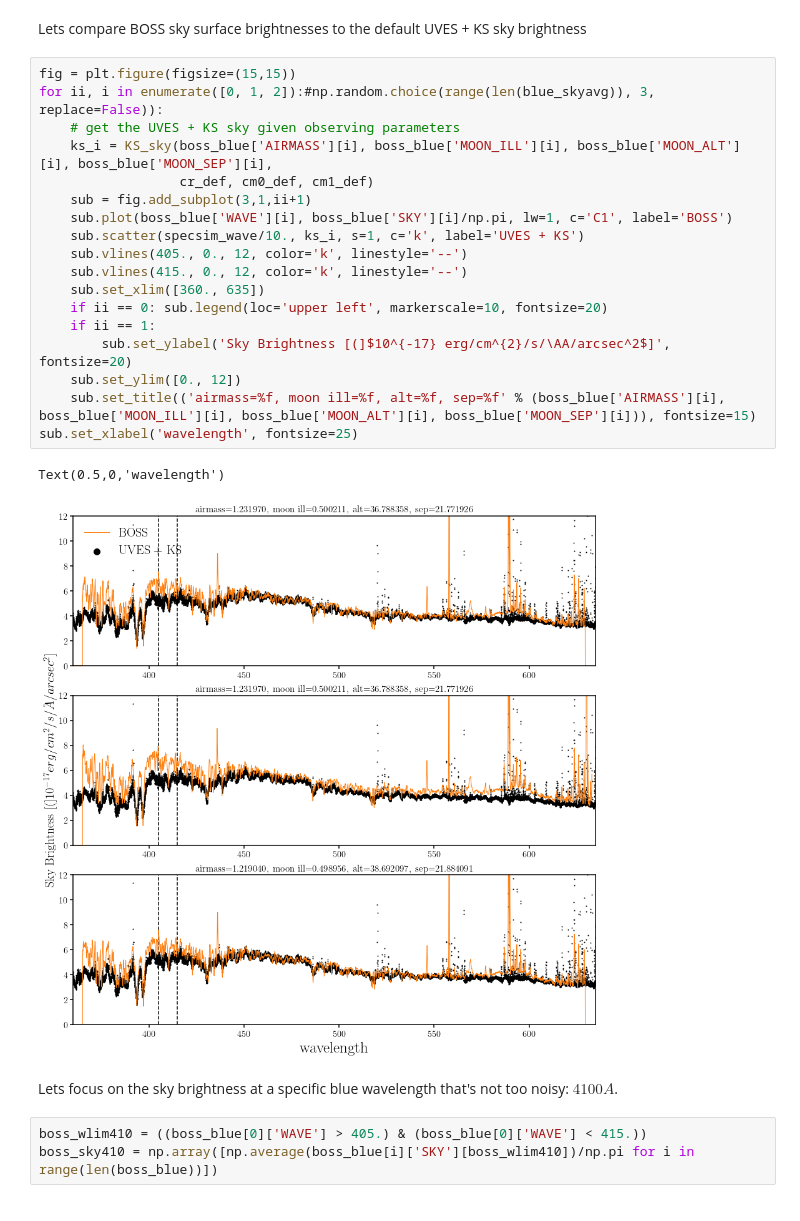
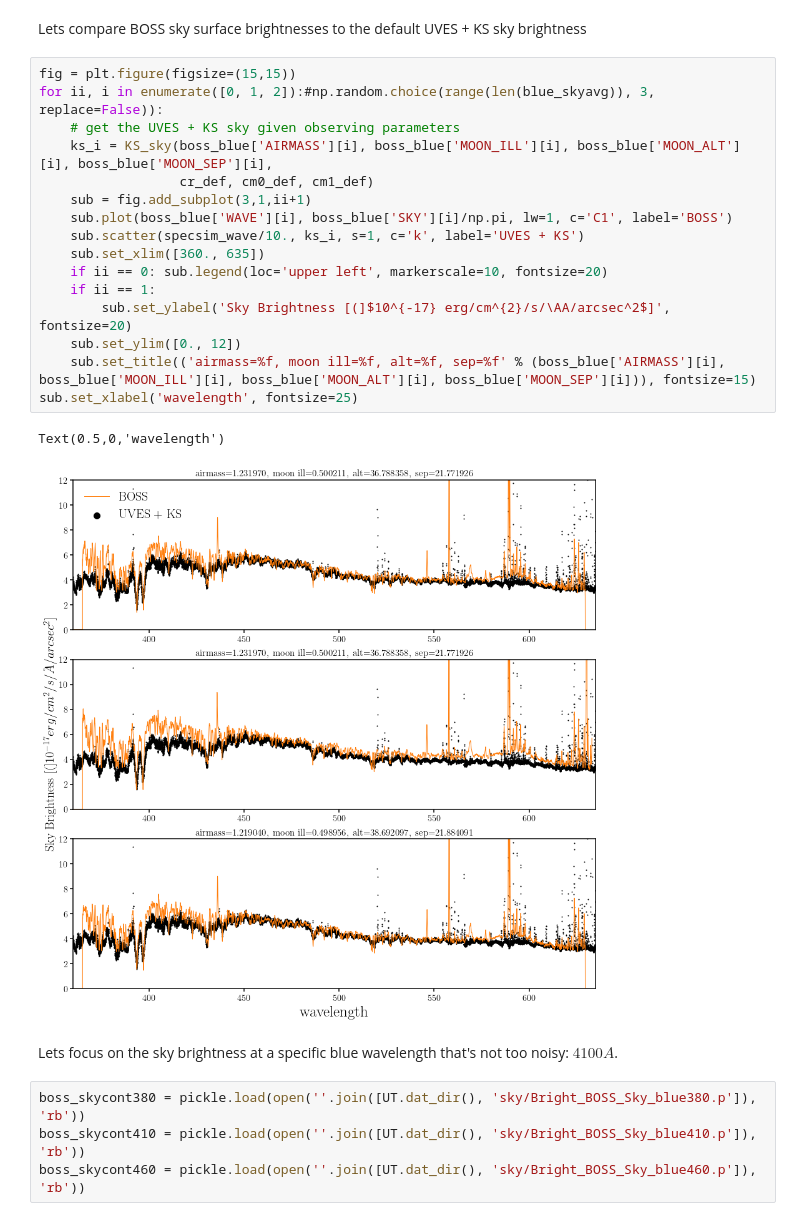
Before and after one commit to desi-bgs/feasiBGS, a Jupyter notebook: notebook/local_newKS_fit.ipynb, the cells around one changed output. Drawn from its saved outputs; the diff is of its cells as text.

```diff
--- a/notebook/local_newKS_fit.ipynb
+++ b/notebook/local_newKS_fit.ipynb
@@ -84,26 +88,25 @@ Lets compare BOSS sky surface brightnesses to the default UVES + KS sky brightne
 # %%
 fig = plt.figure(figsize=(15,15))
 for ii, i in enumerate([0, 1, 2]):#np.random.choice(range(len(blue_skyavg)), 3, replace=False)):
     # get the UVES + KS sky given observing parameters
     ks_i = KS_sky(boss_blue['AIRMASS'][i], boss_blue['MOON_ILL'][i], boss_blue['MOON_ALT'][i], boss_blue['MOON_SEP'][i],
                   cr_def, cm0_def, cm1_def)
     sub = fig.add_subplot(3,1,ii+1)
     sub.plot(boss_blue['WAVE'][i], boss_blue['SKY'][i]/np.pi, lw=1, c='C1', label='BOSS')
     sub.scatter(specsim_wave/10., ks_i, s=1, c='k', label='UVES + KS')
-    sub.vlines(405., 0., 12, color='k', linestyle='--')
-    sub.vlines(415., 0., 12, color='k', linestyle='--')
     sub.set_xlim([360., 635])
     if ii == 0: sub.legend(loc='upper left', markerscale=10, fontsize=20)
     if ii == 1:
         sub.set_ylabel('Sky Brightness [(]$10^{-17} erg/cm^{2}/s/\AA/arcsec^2$]', fontsize=20)
     sub.set_ylim([0., 12])
     sub.set_title(('airmass=%f, moon ill=%f, alt=%f, sep=%f' % (boss_blue['AIRMASS'][i], boss_blue['MOON_ILL'][i], boss_blue['MOON_ALT'][i], boss_blue['MOON_SEP'][i])), fontsize=15)
 sub.set_xlabel('wavelength', fontsize=25)
 # %% [output]
 Text(0.5,0,'wavelength')
-[figure, old version]
+[figure, new version]
 # %% [markdown]
 Lets focus on the sky brightness at a specific blue wavelength that's not too noisy: $4100A$.
-# %%
-boss_wlim410 = ((boss_blue[0]['WAVE'] > 405.) & (boss_blue[0]['WAVE'] < 415.))
-boss_sky410 = np.array([np.average(boss_blue[i]['SKY'][boss_wlim410])/np.pi for i in range(len(boss_blue))])
+# %%
+boss_skycont380 = pickle.load(open(''.join([UT.dat_dir(), 'sky/Bright_BOSS_Sky_blue380.p']), 'rb'))
+boss_skycont410 = pickle.load(open(''.join([UT.dat_dir(), 'sky/Bright_BOSS_Sky_blue410.p']), 'rb'))
+boss_skycont460 = pickle.load(open(''.join([UT.dat_dir(), 'sky/Bright_BOSS_Sky_blue460.p']), 'rb'))
```
Also changed, not shown: parts of 31 cells of this notebook, 9 other files.
